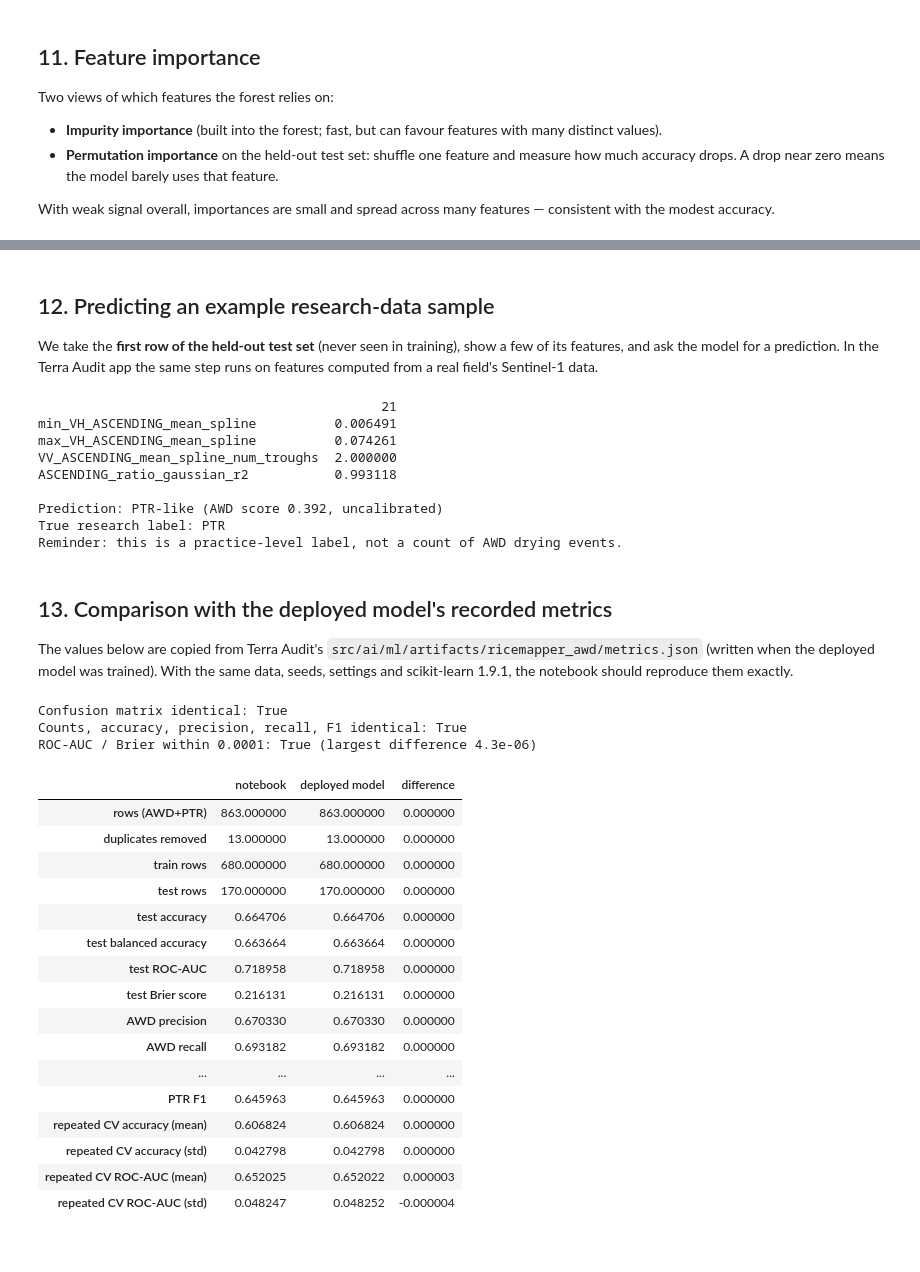
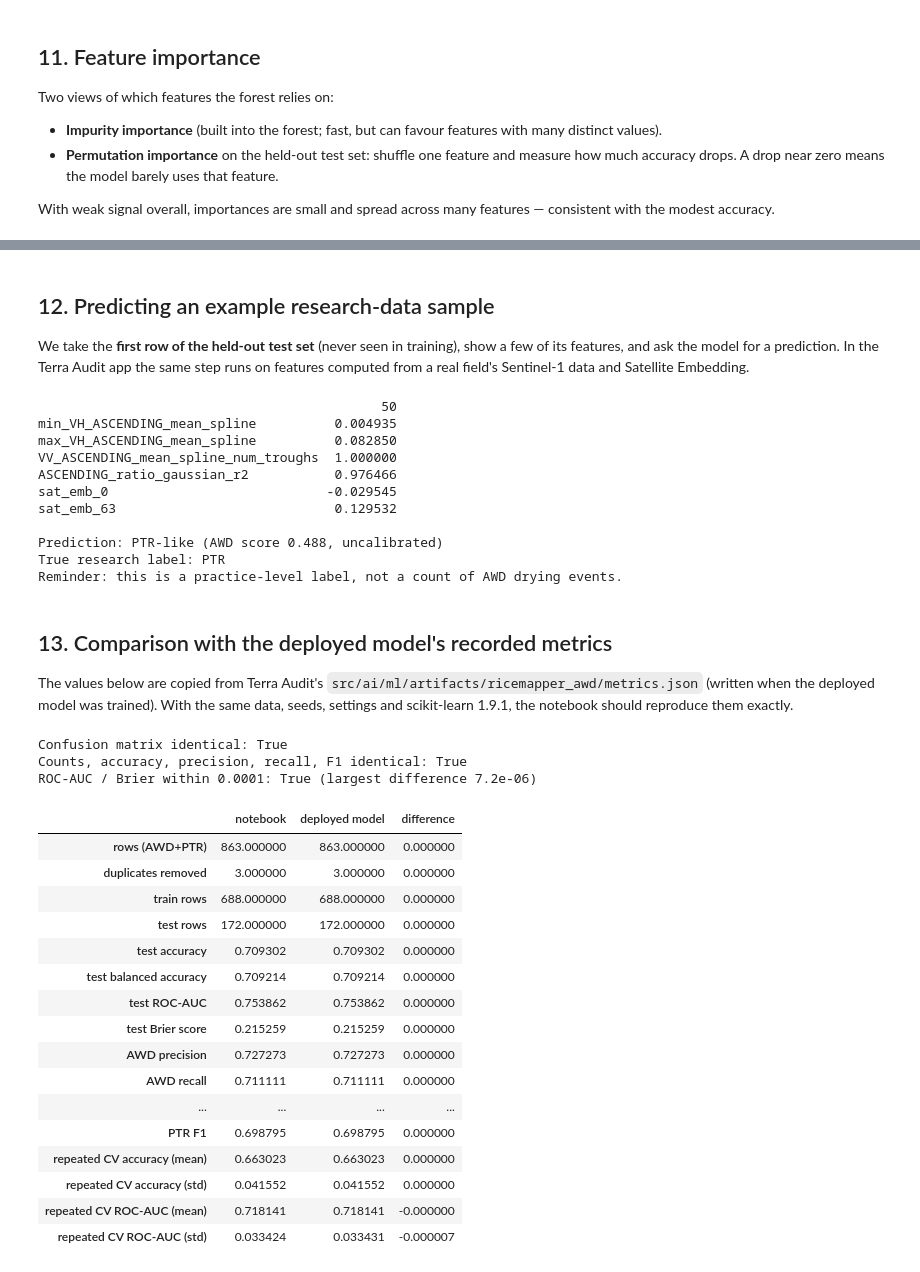
Before and after one commit to knah1d/terra-audit, a Jupyter notebook: notebooks/terra_audit_awd_ptr_random_forest.ipynb, the cells around one changed output, grey strips where cells are left out. Drawn from its saved outputs; the diff is of its cells as text; code cells hidden in the pictures.

```diff
--- a/notebooks/terra_audit_awd_ptr_random_forest.ipynb
+++ b/notebooks/terra_audit_awd_ptr_random_forest.ipynb
@@ -58,11 +58,12 @@ ARCHIVE_URL = ("https://github.com/microsoft/rice-irrigation-mapping-s1s2/raw/"
                f"{REPO_COMMIT}/data/dataset_features.tar.xz")
 ARCHIVE_SHA256 = "d1ccd1541813c72a85d4bc51643bed299df99af0b7feef3c22b35c8d2b9c553d"
 
-# Final research window used by Terra Audit: June 1 - September 5 (handcrafted features).
-TRAIN_FILE = "features/06-01_09-05_f4d/train_HC.parquet"
-TRAIN_FILE_SHA256 = "33cb92e003f7573a5754fe5edabd55e10d3c49773dd149623516dd914ec55de7"
-# The paper's other published AWD window, used only for the window comparison in section 14.
-ALT_FILE = "features/05-01_12-15_f10d/train_HC.parquet"
+# Final model: June 1 - September 5 window, handcrafted radar (HC) + Satellite Embedding (SE) features.
+TRAIN_FILE = "features/06-01_09-05_f4d/train_HC_SE.parquet"
+TRAIN_FILE_SHA256 = "cd9bb27c4fe1fe4bd15f90b4c0c96307b4a0b8284c2849c8d05de7eda236c81c"
+# Used only for the "how we got here" comparisons in section 14:
+HC_ONLY_FILE = "features/06-01_09-05_f4d/train_HC.parquet"       # previous model (radar features only)
+ALT_WINDOW_FILE = "features/05-01_12-15_f10d/train_HC.parquet"   # the paper's other AWD window
 
 print("scikit-learn", sklearn.__version__, "| numpy", np.__version__, "| pandas", pd.__version__)
 if sklearn.__version__ != "1.9.1":
@@ -351,24 +364,26 @@ plt.tight_layout(); plt.show()
 
 We take the **first row of the held-out test set** (never seen in training), show a few of its features,
 and ask the model for a prediction. In the Terra Audit app the same step runs on features computed from a
-real field's Sentinel-1 data.
+real field's Sentinel-1 data and Satellite Embedding.
 # %%
 sample = X_test.iloc[[0]]
 true_label = "AWD" if y_test.iloc[0] == 1 else "PTR"
 score = model.predict_proba(sample)[0, 1]
 print(sample[["min_VH_ASCENDING_mean_spline", "max_VH_ASCENDING_mean_spline",
-              "VV_ASCENDING_mean_spline_num_troughs", "ASCENDING_ratio_gaussian_r2"]].T)
+              "VV_ASCENDING_mean_spline_num_troughs", "ASCENDING_ratio_gaussian_r2", "sat_emb_0", "sat_emb_63"]].T)
 print(f"\nPrediction: {'AWD-like' if score >= 0.5 else 'PTR-like'} (AWD score {score:.3f}, uncalibrated)")
 print(f"True research label: {true_label}")
 print("Reminder: this is a practice-level label, not a count of AWD drying events.")
 # %% [output]
-                                            21
-min_VH_ASCENDING_mean_spline          0.006491
-max_VH_ASCENDING_mean_spline          0.074261
-VV_ASCENDING_mean_spline_num_troughs  2.000000
-ASCENDING_ratio_gaussian_r2           0.993118
+                                            50
+min_VH_ASCENDING_mean_spline          0.004935
+max_VH_ASCENDING_mean_spline          0.082850
+VV_ASCENDING_mean_spline_num_troughs  1.000000
+ASCENDING_ratio_gaussian_r2           0.976466
+sat_emb_0                            -0.029545
+sat_emb_63                            0.129532
 
-Prediction: PTR-like (AWD score 0.392, uncalibrated)
+Prediction: PTR-like (AWD score 0.488, uncalibrated)
 True research label: PTR
 Reminder: this is a practice-level label, not a count of AWD drying events.
 # %% [markdown]
@@ -379,58 +394,58 @@ The values below are copied from Terra Audit's
 With the same data, seeds, settings and scikit-learn 1.9.1, the notebook should reproduce them exactly.
 # %%
 deployed = {  # from src/ai/ml/artifacts/ricemapper_awd/metrics.json
-    "rows (AWD+PTR)": 863, "duplicates removed": 13, "train rows": 680, "test rows": 170,
-    "test accuracy": 0.6647058823529411, "test balanced accuracy": 0.6636640798226164,
-    "test ROC-AUC": 0.7189578713968958, "test Brier score": 0.21613121124145954,
-    "AWD precision": 0.6703296703296703, "AWD recall": 0.6931818181818182, "AWD F1": 0.6815642458100558,
-    "PTR precision": 0.6582278481012658, "PTR recall": 0.6341463414634146, "PTR F1": 0.6459627329192547,
-    "repeated CV accuracy (mean)": 0.6068235294117647, "repeated CV accuracy (std)": 0.0427976651046328,
-    "repeated CV ROC-AUC (mean)": 0.6520223100497377, "repeated CV ROC-AUC (std)": 0.048251533350229636,
+    "rows (AWD+PTR)": 863, "duplicates removed": 3, "train rows": 688, "test rows": 172,
+    "test accuracy": 0.7093023255813954, "test balanced accuracy": 0.7092140921409213,
+    "test ROC-AUC": 0.7538617886178861, "test Brier score": 0.21525854953495696,
+    "AWD precision": 0.7272727272727273, "AWD recall": 0.7111111111111111, "AWD F1": 0.7191011235955056,
+    "PTR precision": 0.6904761904761905, "PTR recall": 0.7073170731707317, "PTR F1": 0.6987951807228916,
+    "repeated CV accuracy (mean)": 0.6630232558139535, "repeated CV accuracy (std)": 0.0415518338288166,
+    "repeated CV ROC-AUC (mean)": 0.718141202669658, "repeated CV ROC-AUC (std)": 0.03343108218098432,
 }
-deployed_cm = [[52, 30], [27, 61]]
+deployed_cm = [[58, 24], [26, 64]]
 notebook = {
     "rows (AWD+PTR)": rows_awd_ptr, "duplicates removed": rows_awd_ptr - len(X),
     "train rows": len(train_idx), "test rows": len(test_idx),
     "test accuracy": test_metrics["accuracy"], "test balanced accuracy": test_metrics["balanced_accuracy"],
     "test ROC-AUC": test_metrics["roc_auc"], "test Brier score": test_metrics["brier_score"],
     "AWD precision": p[1], "AWD recall": r[1], "AWD F1": f[1],
     "PTR precision": p[0], "PTR recall": r[0], "PTR F1": f[0],
     "repeated CV accuracy (mean)": cv_acc.mean(), "repeated CV accuracy (std)": cv_acc.std(),
     "repeated CV ROC-AUC (mean)": cv_auc.mean(), "repeated CV ROC-AUC (std)": cv_auc.std(),
 }
 comparison = pd.DataFrame({"notebook": notebook, "deployed model": deployed})
 comparison["difference"] = comparison["notebook"] - comparison["deployed model"]
 # ROC-AUC and Brier use the averaged tree probabilities; with n_jobs=-1 the forest adds them up in
 # parallel, so the summation order (and the last few decimals) can vary between runs.
 probability_based = ["test ROC-AUC", "test Brier score", "repeated CV ROC-AUC (mean)", "repeated CV ROC-AUC (std)"]
 exact = comparison.drop(index=probability_based)
 print("Confusion matrix identical:", cm.tolist() == deployed_cm)
 print("Counts, accuracy, precision, recall, F1 identical:", bool((exact["difference"].abs() < 1e-12).all()))
 print("ROC-AUC / Brier within 0.0001:", bool((comparison.loc[probability_based, "difference"].abs() < 1e-4).all()),
       f"(largest difference {comparison.loc[probability_based, 'difference'].abs().max():.1e})")
 with pd.option_context("display.float_format", "{:.6f}".format):
     display(comparison)
 # %% [output]
 Confusion matrix identical: True
 Counts, accuracy, precision, recall, F1 identical: True
-ROC-AUC / Brier within 0.0001: True (largest difference 4.3e-06)
+ROC-AUC / Brier within 0.0001: True (largest difference 7.2e-06)
 |  | notebook | deployed model | difference |
 | rows (AWD+PTR) | 863.000000 | 863.000000 | 0.000000 |
-| duplicates removed | 13.000000 | 13.000000 | 0.000000 |
-| train rows | 680.000000 | 680.000000 | 0.000000 |
-| test rows | 170.000000 | 170.000000 | 0.000000 |
-| test accuracy | 0.664706 | 0.664706 | 0.000000 |
-| test balanced accuracy | 0.663664 | 0.663664 | 0.000000 |
-| test ROC-AUC | 0.718958 | 0.718958 | 0.000000 |
-| test Brier score | 0.216131 | 0.216131 | 0.000000 |
-| AWD precision | 0.670330 | 0.670330 | 0.000000 |
-| AWD recall | 0.693182 | 0.693182 | 0.000000 |
+| duplicates removed | 3.000000 | 3.000000 | 0.000000 |
+| train rows | 688.000000 | 688.000000 | 0.000000 |
+| test rows | 172.000000 | 172.000000 | 0.000000 |
+| test accuracy | 0.709302 | 0.709302 | 0.000000 |
+| test balanced accuracy | 0.709214 | 0.709214 | 0.000000 |
+| test ROC-AUC | 0.753862 | 0.753862 | 0.000000 |
+| test Brier score | 0.215259 | 0.215259 | 0.000000 |
+| AWD precision | 0.727273 | 0.727273 | 0.000000 |
+| AWD recall | 0.711111 | 0.711111 | 0.000000 |
 | ... | ... | ... | ... |
-| PTR F1 | 0.645963 | 0.645963 | 0.000000 |
-| repeated CV accuracy (mean) | 0.606824 | 0.606824 | 0.000000 |
-| repeated CV accuracy (std) | 0.042798 | 0.042798 | 0.000000 |
-| repeated CV ROC-AUC (mean) | 0.652025 | 0.652022 | 0.000003 |
-| repeated CV ROC-AUC (std) | 0.048247 | 0.048252 | -0.000004 |
+| PTR F1 | 0.698795 | 0.698795 | 0.000000 |
+| repeated CV accuracy (mean) | 0.663023 | 0.663023 | 0.000000 |
+| repeated CV accuracy (std) | 0.041552 | 0.041552 | 0.000000 |
+| repeated CV ROC-AUC (mean) | 0.718141 | 0.718141 | -0.000000 |
+| repeated CV ROC-AUC (std) | 0.033424 | 0.033431 | -0.000007 |
 # %% [markdown]
 **Explaining any differences**
 
```
Also changed, not shown: parts of 21 cells of this notebook, 8 other files.
